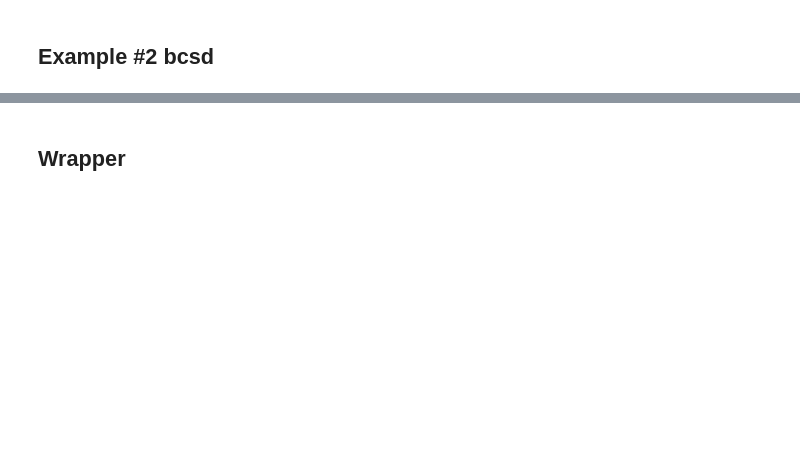
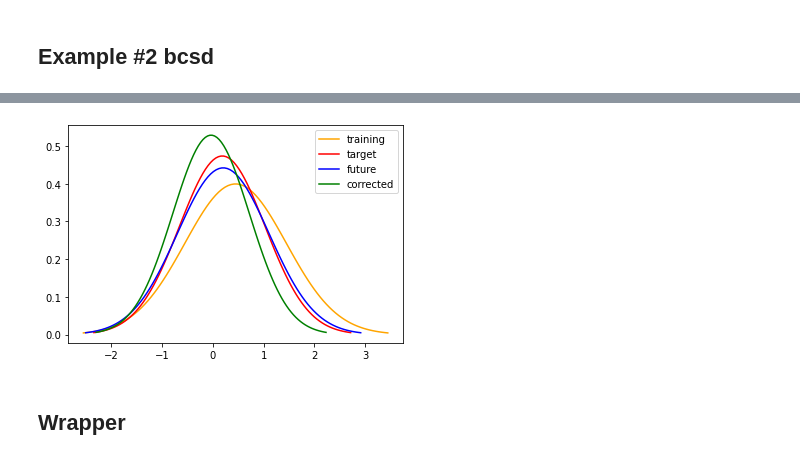
Before and after one commit to pangeo-data/scikit-downscale, a Jupyter notebook: examples/2020ECAHM-scikit-downscale.ipynb, the cells around one changed output, grey strips where cells are left out. Cells and saved outputs as stored; diff of their text form; code cells hidden in the pictures; blank space fills up the shorter version.

```diff
--- a/examples/2020ECAHM-scikit-downscale.ipynb
+++ b/examples/2020ECAHM-scikit-downscale.ipynb
@@ -240,30 +687,39 @@ ds_past, ds_fut = _regroup_models_bytime(ds_meas_noleap, ds_hist_dt, ds_rcp85_dt
 # %%
-# visualize the correction
+# visualize the zscore correction
 def gaus(mean, std, doy):
-    a = mean.sel(day=doy)
-    mu = a.isel(lon = 0, lat = 0)
-
-    b =std.sel(day=doy)
-    sigma = b.isel(lon = 0, lat = 0)
+    mu = mean[doy]
+    sigma = std[doy]
 
     x = np.linspace(mu - 3*sigma, mu + 3*sigma, 100)
-    y = stats.norm.pdf(x, mu, sigma)
+    y = scipy.stats.norm.pdf(x, mu, sigma)
     return x, y
 
-fut_typ_mean, fut_typ_std, fut_typ_zscore = _calc_stats(ds_fut, window_width)
-fut_typ_mean_bc = fut_typ_mean + shift
-fut_typ_std_bc = fut_typ_std * scale
+training_mean = hist_stats.stats_dict_['X_mean']
+training_std = hist_stats.stats_dict_['X_std']
+target_mean = hist_stats.stats_dict_['y_mean']
+target_std = hist_stats.stats_dict_['y_std']
+
+future_mean = fut_stats['meani']
+future_mean = future_mean.groupby(future_mean.index.dayofyear).mean()
+future_std = fut_stats['stdi']
+future_std = future_std.groupby(future_std.index.dayofyear).mean()
+corrected_mean = fut_stats['meanf']
+corrected_mean = corrected_mean.groupby(corrected_mean.index.dayofyear).mean()
+corrected_std = fut_stats['stdf']
+corrected_std = corrected_std.groupby(corrected_std.index.dayofyear).mean()
 
 doy=20
 plt.figure()
-x,y = gaus(hist_mean[var], hist_std[var], doy)
-plt.plot(x, y, 'orange', label = 'historical model')
-x,y = gaus(meas_mean[var], meas_std[var], doy)
-plt.plot(x, y, 'red', label = 'measured')
-x,y = gaus(fut_typ_mean, fut_typ_std, doy)
-plt.plot(x, y, 'blue', label = 'raw future model')
-x,y = gaus(fut_typ_mean_bc[var], fut_typ_std_bc[var], doy)
-plt.plot(x, y, 'green', label = 'corrected future model')
-plt.legend()
+x,y = gaus(training_mean, training_std, doy)
+plt.plot(x, y, 'orange', label = 'training')
+x,y = gaus(target_mean, target_std, doy)
+plt.plot(x, y, 'red', label = 'target')
+x,y = gaus(future_mean, future_std, doy)
+plt.plot(x, y, 'blue', label = 'future')
+x,y = gaus(corrected_mean, corrected_std, doy)
+plt.plot(x, y, 'green', label = 'corrected')
+plt.legend();
+# %% [output]
+[figure, added]
 # %% [markdown]
 ## Wrapper
```
Also changed, not shown: parts of 36 cells of this notebook.
